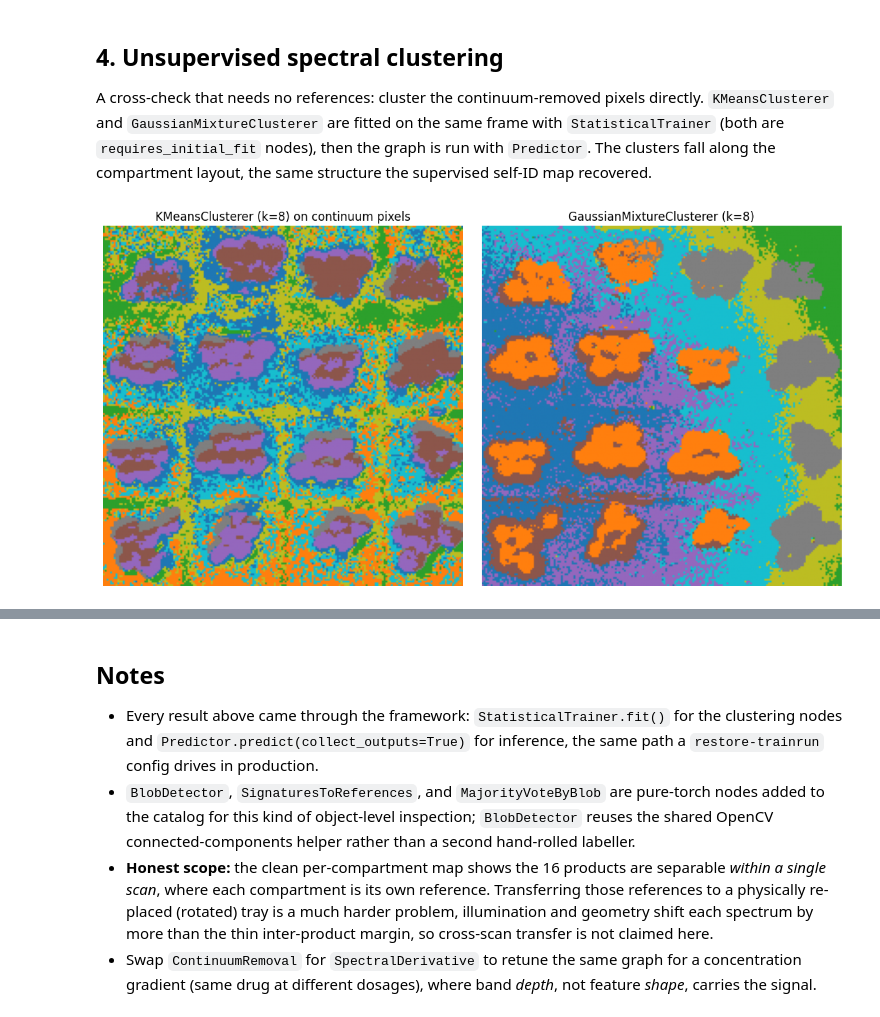
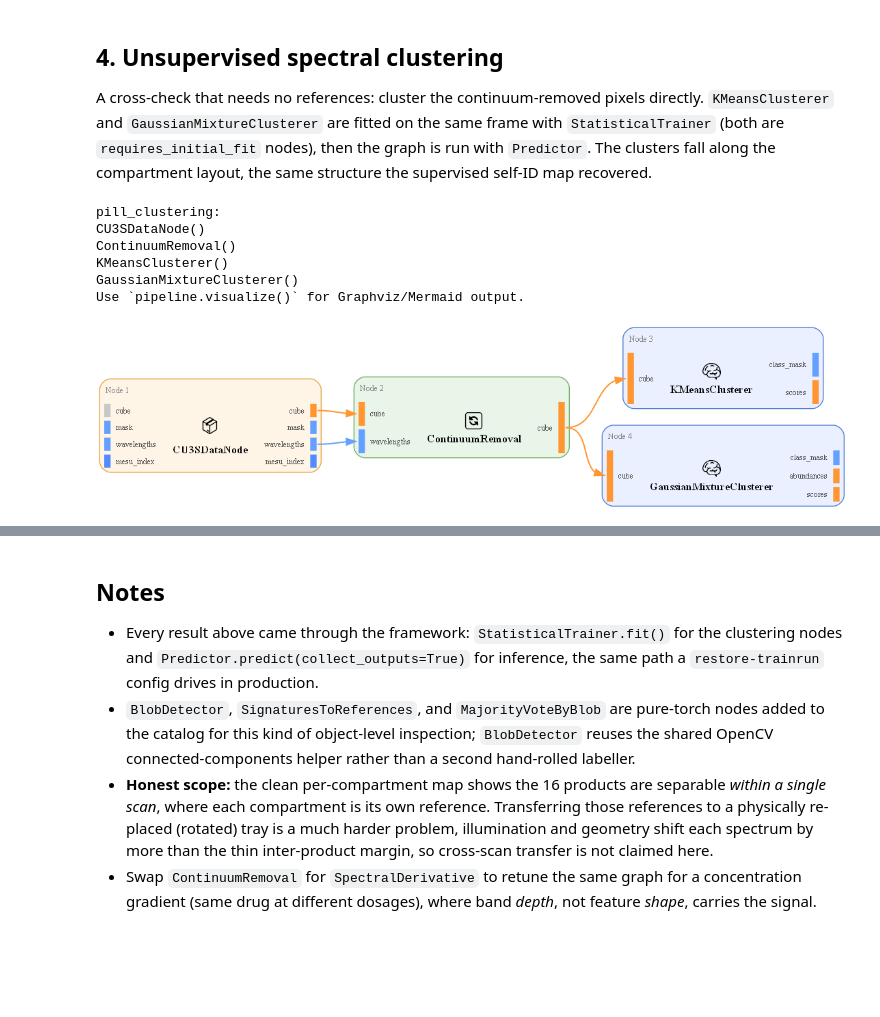
Before and after one commit to cubert-hyperspectral/cuvis-ai, a Jupyter notebook: notebooks/use_cases/node_catalog_pills.ipynb, the cells around one changed output, grey strips where cells are left out. Drawn from its saved outputs; the diff is of its cells as text; code cells hidden in the pictures; blank space fills up the shorter version.

```diff
--- a/notebooks/use_cases/node_catalog_pills.ipynb
+++ b/notebooks/use_cases/node_catalog_pills.ipynb
@@ -278,34 +318,32 @@ directly. `KMeansClusterer` and `GaussianMixtureClusterer` are fitted on the sam
 frame with `StatisticalTrainer` (both are `requires_initial_fit` nodes), then the
 graph is run with `Predictor`. The clusters fall along the compartment layout,
 the same structure the supervised self-ID map recovered.
-# %%
-clu_data = CU3SDataNode(name="data")
-clu_cr = ContinuumRemoval(name="continuum")
-kmeans = KMeansClusterer(n_clusters=8, random_state=0, name="kmeans")
-gmm = GaussianMixtureClusterer(n_components=8, random_state=0, name="gmm")
-
-cluster = CuvisPipeline("pill_clustering")
-cluster.connect(
-    (clu_data.outputs.cube, clu_cr.inputs.cube),
-    (clu_data.outputs.wavelengths, clu_cr.inputs.wavelengths),
-    (clu_cr.outputs.cube, kmeans.inputs.cube),
-    (clu_cr.outputs.cube, gmm.inputs.cube),
-)
-cluster.to(device)
-
-StatisticalTrainer(pipeline=cluster, datamodule=dm()).fit()
-clu = Predictor(pipeline=cluster, datamodule=dm()).predict(collect_outputs=True)[0]
-km_map = clu[("kmeans", "class_mask")][0].cpu().numpy()
-gmm_map = clu[("gmm", "class_mask")][0].cpu().numpy()
-
-fig, ax = plt.subplots(1, 2, figsize=(11, 5.5))
-ax[0].imshow(km_map, cmap="tab10")
-ax[0].set_title("KMeansClusterer (k=8) on continuum pixels")
-ax[1].imshow(gmm_map, cmap="tab10")
-ax[1].set_title("GaussianMixtureClusterer (k=8)")
-for a in ax:
-    a.axis("off")
-plt.tight_layout()
-plt.show()
-# %% [output]
-[figure, removed]
+# %%
+clu_data = CU3SDataNode(name="data")
+clu_cr = ContinuumRemoval(name="continuum")
+kmeans = KMeansClusterer(n_clusters=8, random_state=0, name="kmeans")
+gmm = GaussianMixtureClusterer(n_components=8, random_state=0, name="gmm")
+
+cluster = CuvisPipeline("pill_clustering")
+cluster.connect(
+    (clu_data.outputs.cube, clu_cr.inputs.cube),
+    (clu_data.outputs.wavelengths, clu_cr.inputs.wavelengths),
+    (clu_cr.outputs.cube, kmeans.inputs.cube),
+    (clu_cr.outputs.cube, gmm.inputs.cube),
+)
+cluster.to(device)
+# %% [output]
+pill_clustering:
+CU3SDataNode()
+ContinuumRemoval()
+KMeansClusterer()
+GaussianMixtureClusterer()
+Use `pipeline.visualize()` for Graphviz/Mermaid output.
+# %%
+graph_png = cluster.visualize(
+    format="render_graphviz",
+    output_path=str(RENDER_DIR / f"{cluster.name}.png"),
+)
+display(Image(str(graph_png)))
+# %% [output]
+[figure, added]
```
Also changed, not shown: parts of 12 cells of this notebook, 1 other file.
